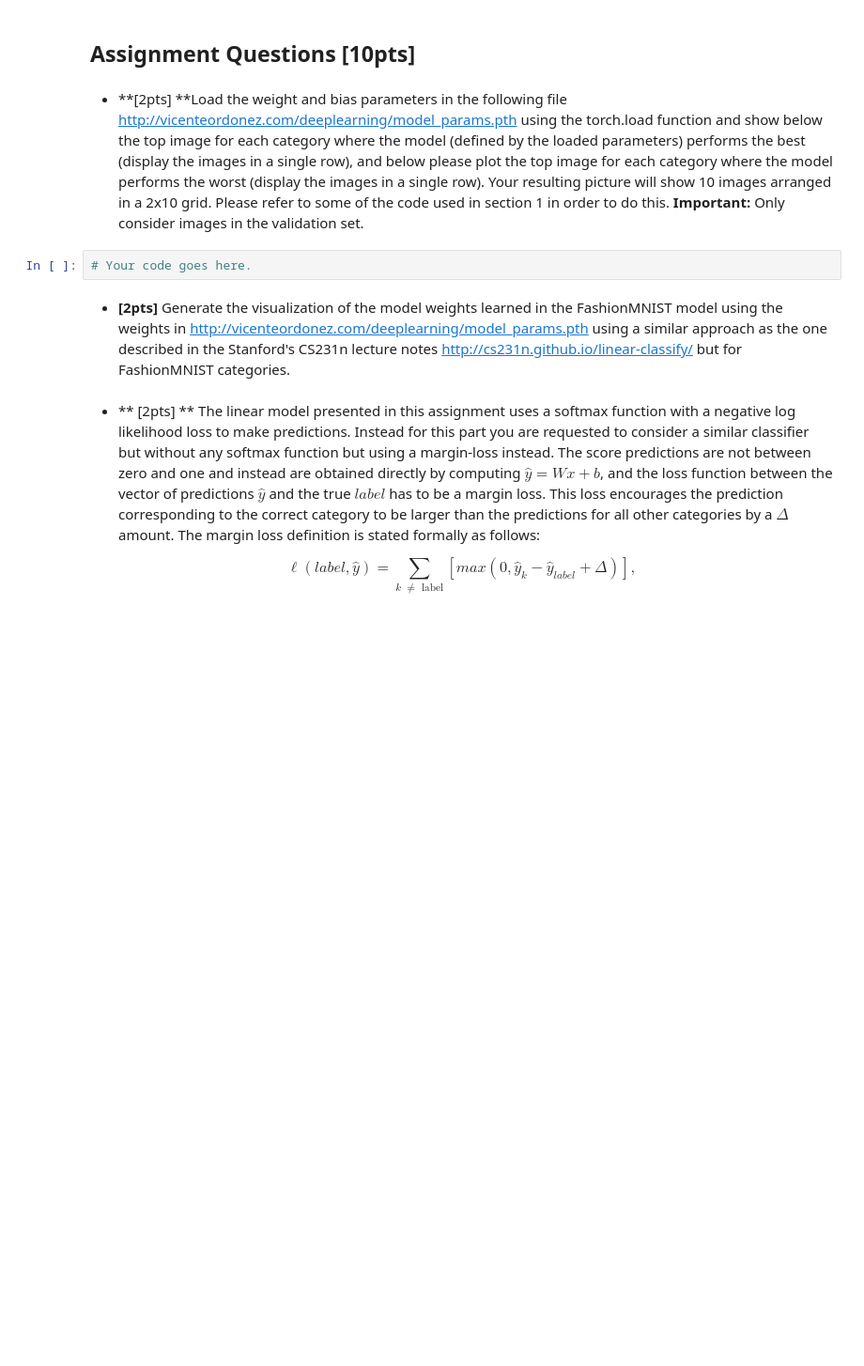
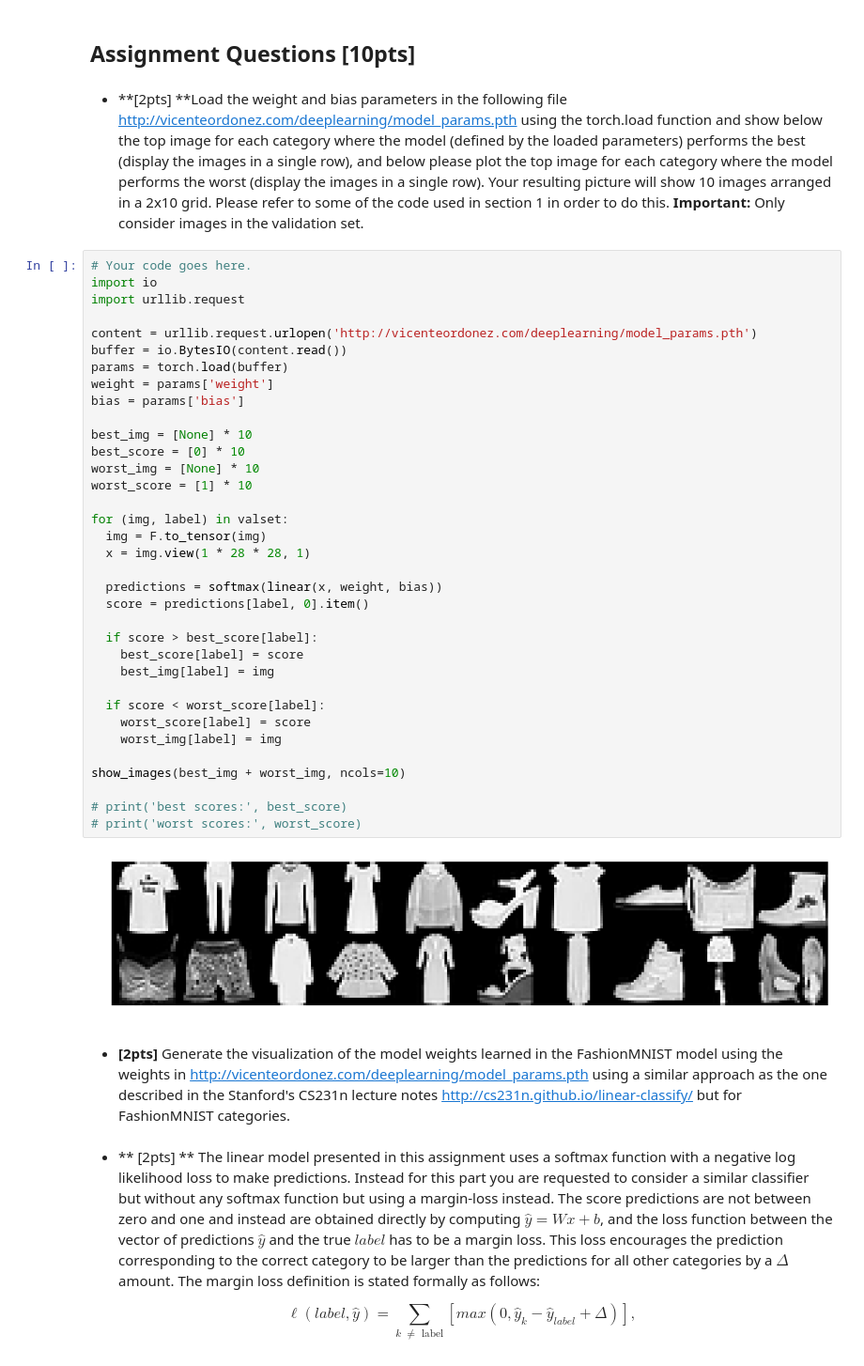
Before and after one commit to aobo-y/uva-cv, a Jupyter notebook: image_classification_assignment.ipynb, the cells around one changed output. Shown: that part at 94% size. Cells and saved outputs as stored; diff of their text form; blank space fills up the shorter version.

```diff
--- a/image_classification_assignment.ipynb
+++ b/image_classification_assignment.ipynb
@@ -499,8 +499,43 @@ y_hat[Ankle boot] = 0.00
 ## Assignment Questions [10pts]
 # %% [markdown]
 * **[2pts] **Load the weight and bias parameters in the following file http://vicenteordonez.com/deeplearning/model_params.pth using the torch.load function and show below the top image for each category where the model (defined by the loaded parameters) performs the best (display the images in a single row), and below please plot the top image for each category where the model performs the worst (display the images in a single row). Your resulting picture will show 10 images arranged in a 2x10 grid. Please refer to some of the code used in section 1 in order to do this. **Important:** Only consider images in the validation set.
-# %%
-# Your code goes here.
+# %%
+# Your code goes here.
+import io
+import urllib.request
+
+content = urllib.request.urlopen('http://vicenteordonez.com/deeplearning/model_params.pth')
+buffer = io.BytesIO(content.read())
+params = torch.load(buffer)
+weight = params['weight']
+bias = params['bias']
+
+best_img = [None] * 10
+best_score = [0] * 10
+worst_img = [None] * 10
+worst_score = [1] * 10
+
+for (img, label) in valset:
+  img = F.to_tensor(img)
+  x = img.view(1 * 28 * 28, 1)
+
+  predictions = softmax(linear(x, weight, bias))
+  score = predictions[label, 0].item()
+
+  if score > best_score[label]:
+    best_score[label] = score
+    best_img[label] = img
+
+  if score < worst_score[label]:
+    worst_score[label] = score
+    worst_img[label] = img
+
+show_images(best_img + worst_img, ncols=10)
+
+# print('best scores:', best_score)
+# print('worst scores:', worst_score)
+# %% [output]
+[figure, added]
 # %% [markdown]
 * **[2pts]** Generate the visualization of the model weights learned in the FashionMNIST model using the weights in http://vicenteordonez.com/deeplearning/model_params.pth using a similar approach as the one described in the Stanford's CS231n lecture notes http://cs231n.github.io/linear-classify/ but for FashionMNIST categories.
 # %% [markdown]
```
